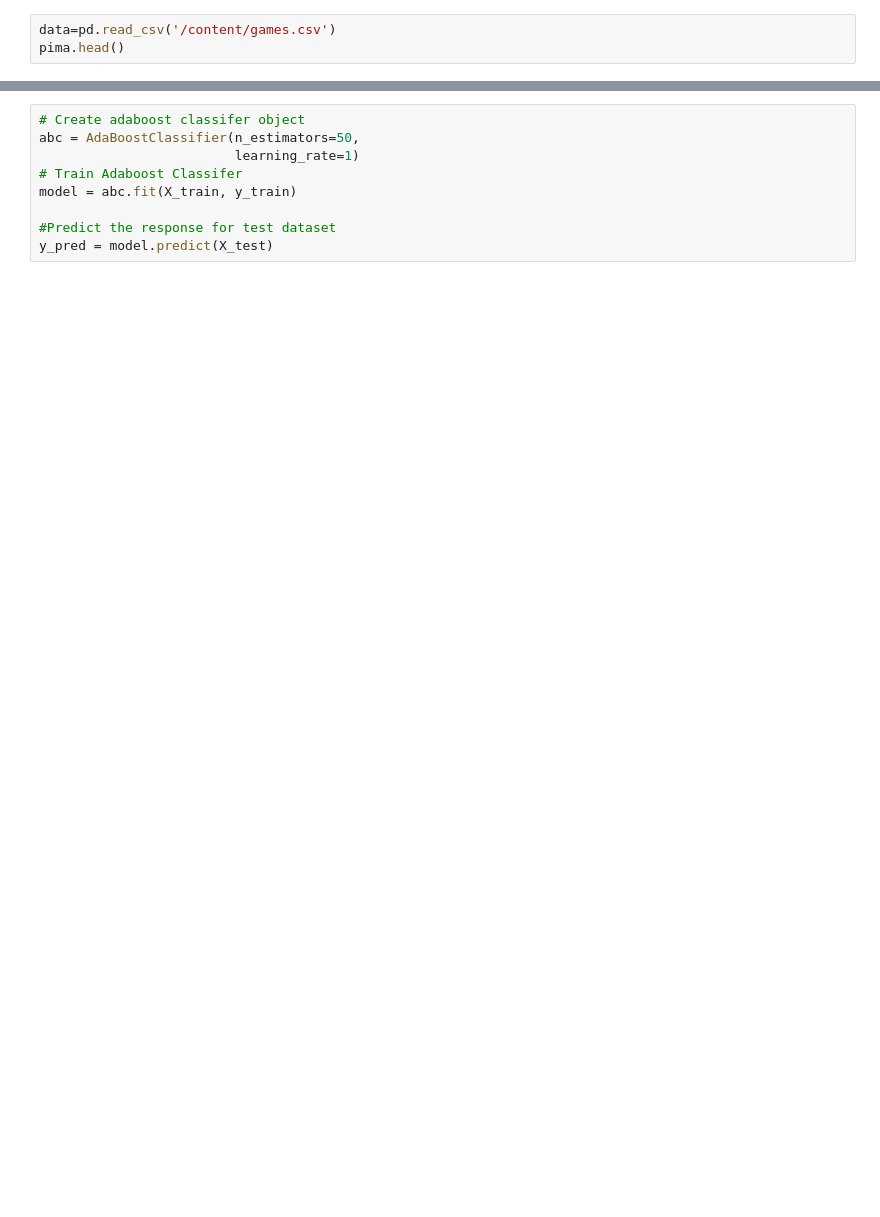
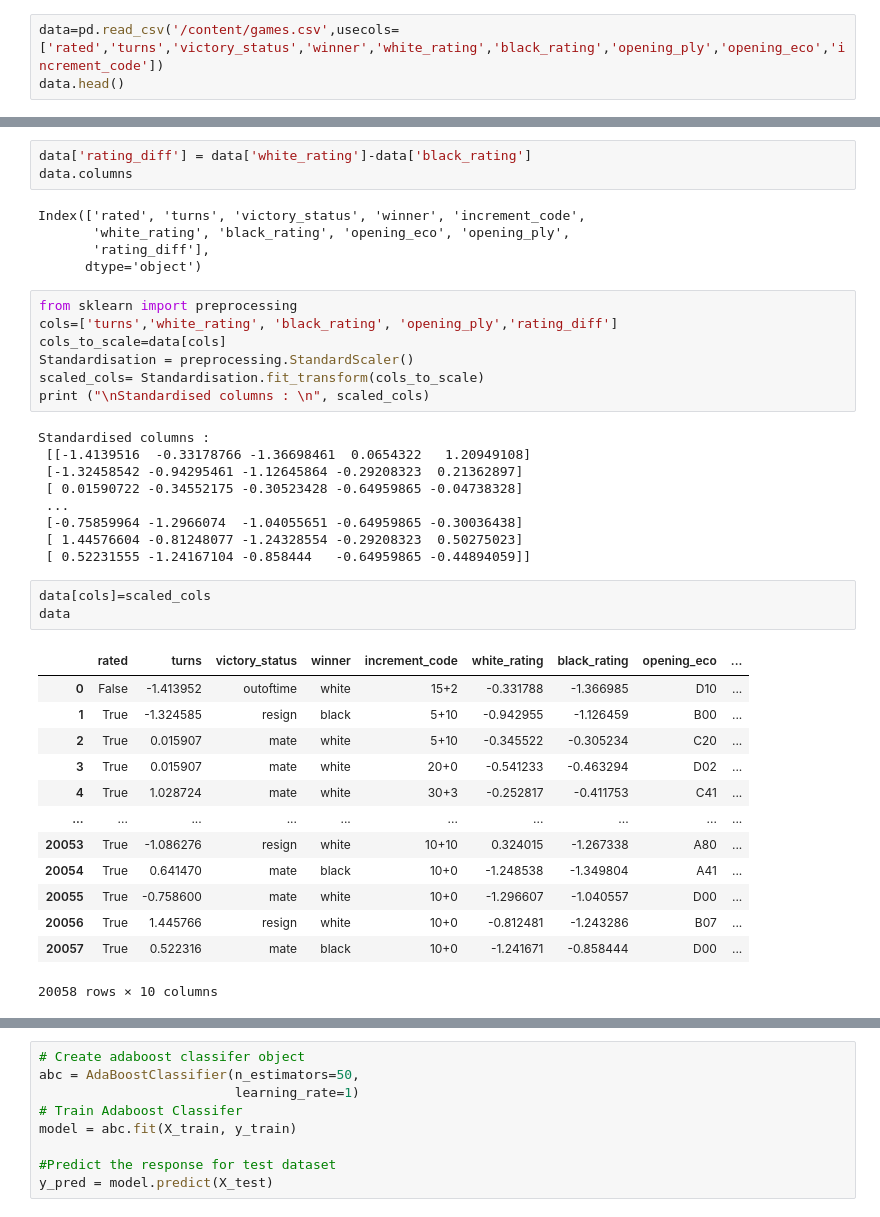
Before and after one commit to Gail529/chess_ML, a Jupyter notebook: bagging.ipynb, the cells around one changed output, grey strips where cells are left out. Drawn from its saved outputs; the diff is of its cells as text; blank space fills up the shorter version.

```diff
--- a/bagging.ipynb
+++ b/bagging.ipynb
@@ -8,3 +40,3 @@ from sklearn import metrics
 # %%
-data=pd.read_csv('/content/games.csv')
-pima.head()
+data=pd.read_csv('/content/games.csv',usecols=['rated','turns','victory_status','winner','white_rating','black_rating','opening_ply','opening_eco','increment_code'])
+data.head()
@@ -10,0 +50,41 @@ pima.head()
+# %%
+data['rating_diff'] = data['white_rating']-data['black_rating']
+data.columns
+# %% [output]
+Index(['rated', 'turns', 'victory_status', 'winner', 'increment_code',
+       'white_rating', 'black_rating', 'opening_eco', 'opening_ply',
+       'rating_diff'],
+      dtype='object')
+# %%
+from sklearn import preprocessing
+cols=['turns','white_rating', 'black_rating', 'opening_ply','rating_diff']
+cols_to_scale=data[cols]
+Standardisation = preprocessing.StandardScaler()
+scaled_cols= Standardisation.fit_transform(cols_to_scale)
+print ("\nStandardised columns : \n", scaled_cols)
+# %% [output]
+Standardised columns :
+ [[-1.4139516  -0.33178766 -1.36698461  0.0654322   1.20949108]
+ [-1.32458542 -0.94295461 -1.12645864 -0.29208323  0.21362897]
+ [ 0.01590722 -0.34552175 -0.30523428 -0.64959865 -0.04738328]
+ ...
+ [-0.75859964 -1.2966074  -1.04055651 -0.64959865 -0.30036438]
+ [ 1.44576604 -0.81248077 -1.24328554 -0.29208323  0.50275023]
+ [ 0.52231555 -1.24167104 -0.858444   -0.64959865 -0.44894059]]
+# %%
+data[cols]=scaled_cols
+data
+# %% [output]
+|  | rated | turns | victory_status | winner | increment_code | white_rating | black_rating | opening_eco | ... |
+| 0 | False | -1.413952 | outoftime | white | 15+2 | -0.331788 | -1.366985 | D10 | ... |
+| 1 | True | -1.324585 | resign | black | 5+10 | -0.942955 | -1.126459 | B00 | ... |
+| 2 | True | 0.015907 | mate | white | 5+10 | -0.345522 | -0.305234 | C20 | ... |
+| 3 | True | 0.015907 | mate | white | 20+0 | -0.541233 | -0.463294 | D02 | ... |
+| 4 | True | 1.028724 | mate | white | 30+3 | -0.252817 | -0.411753 | C41 | ... |
+| ... | ... | ... | ... | ... | ... | ... | ... | ... | ... |
+| 20053 | True | -1.086276 | resign | white | 10+10 | 0.324015 | -1.267338 | A80 | ... |
+| 20054 | True | 0.641470 | mate | black | 10+0 | -1.248538 | -1.349804 | A41 | ... |
+| 20055 | True | -0.758600 | mate | white | 10+0 | -1.296607 | -1.040557 | D00 | ... |
+| 20056 | True | 1.445766 | resign | white | 10+0 | -0.812481 | -1.243286 | B07 | ... |
+| 20057 | True | 0.522316 | mate | black | 10+0 | -1.241671 | -0.858444 | D00 | ... |
+20058 rows × 10 columns
```
Also changed, not shown: parts of 14 cells of this notebook.
